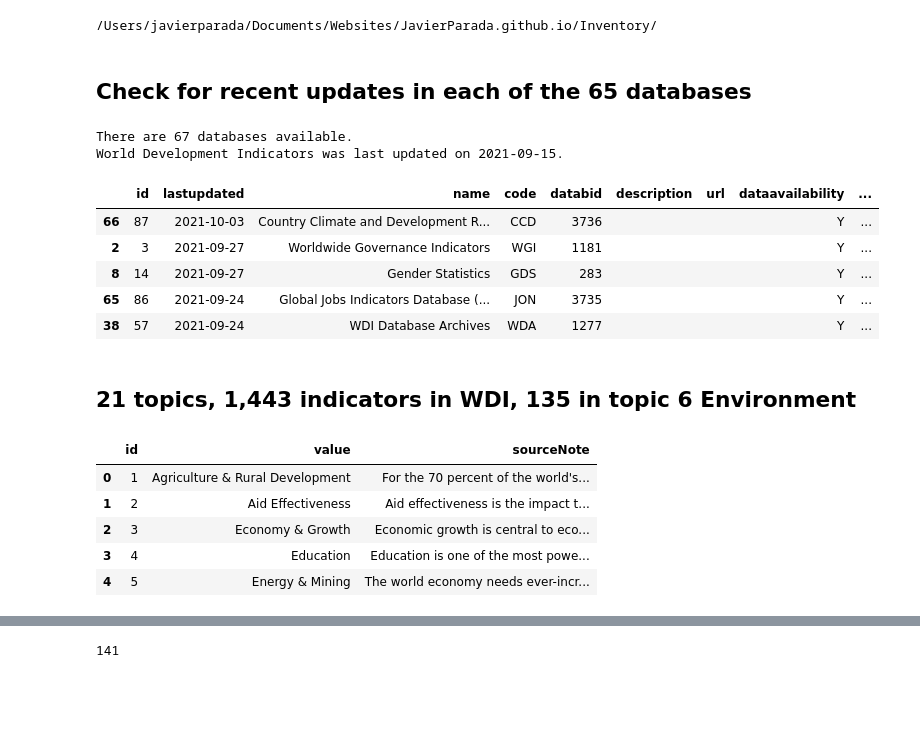
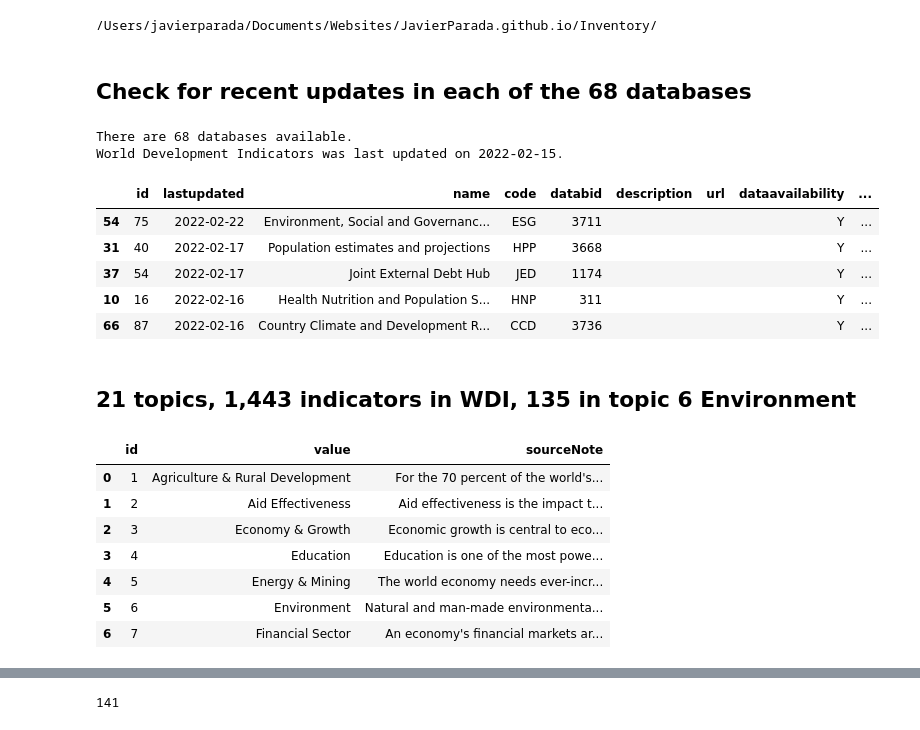
Before and after one commit to JavierParada/JavierParada.github.io, a Jupyter notebook: Inventory/Inventory.ipynb, the cells around one changed output, grey strips where cells are left out. Drawn from its saved outputs; the diff is of its cells as text; code cells hidden in the pictures; blank space fills up the shorter version.

```diff
--- a/Inventory/Inventory.ipynb
+++ b/Inventory/Inventory.ipynb
@@ -13,8 +13,8 @@ import plotly.express as px
 import plotly.graph_objects as go
 import datetime
 import numpy as np
-pd.set_option('display.max_rows', None)
-pd.set_option('display.max_columns', None)
+pd.set_option('display.max_rows', 50)
+pd.set_option('display.max_columns', 50)
 # %%
 # Define your own folder
 out_dir = os.path.join(os.path.expanduser('~'), 'Documents/Websites/JavierParada.github.io/Inventory/')
@@ -22,9 +22,9 @@ print(out_dir)
 # %% [output]
 /Users/javierparada/Documents/Websites/JavierParada.github.io/Inventory/
 # %% [markdown]
-## Check for recent updates in each of the 65 databases
+## Check for recent updates in each of the 68 databases
 # %%
-# Check date for last update of WDI 2021-09-15
+# Check date for last update of WDI 2022-02-15
 ListOfDict = list(wb.source.list())
 Databases = pd.DataFrame(ListOfDict)
 print("There are {} databases available.".format(len(Databases)))
@@ -32,26 +32,28 @@ print("{} was last updated on {}.".format(ListOfDict[1]['name'],ListOfDict[1]['l
 Databases['lastupdated'] = pd.to_datetime(Databases['lastupdated'])
 Databases.sort_values(by='lastupdated', ascending=False).head()
 # %% [output]
-There are 67 databases available.
-World Development Indicators was last updated on 2021-09-15.
+There are 68 databases available.
+World Development Indicators was last updated on 2022-02-15.
 |  | id | lastupdated | name | code | databid | description | url | dataavailability | ... |
-| 66 | 87 | 2021-10-03 | Country Climate and Development R... | CCD | 3736 |  |  | Y | ... |
-| 2 | 3 | 2021-09-27 | Worldwide Governance Indicators | WGI | 1181 |  |  | Y | ... |
-| 8 | 14 | 2021-09-27 | Gender Statistics | GDS | 283 |  |  | Y | ... |
-| 65 | 86 | 2021-09-24 | Global Jobs Indicators Database (... | JON | 3735 |  |  | Y | ... |
-| 38 | 57 | 2021-09-24 | WDI Database Archives | WDA | 1277 |  |  | Y | ... |
+| 54 | 75 | 2022-02-22 | Environment, Social and Governanc... | ESG | 3711 |  |  | Y | ... |
+| 31 | 40 | 2022-02-17 | Population estimates and projections | HPP | 3668 |  |  | Y | ... |
+| 37 | 54 | 2022-02-17 | Joint External Debt Hub | JED | 1174 |  |  | Y | ... |
+| 10 | 16 | 2022-02-16 | Health Nutrition and Population S... | HNP | 311 |  |  | Y | ... |
+| 66 | 87 | 2022-02-16 | Country Climate and Development R... | CCD | 3736 |  |  | Y | ... |
 # %% [markdown]
 ## 21 topics, 1,443 indicators in WDI, 135 in topic 6 Environment
 # %%
 # 21 topics
-pd.DataFrame(list(wb.topic.list())).head()
+pd.DataFrame(list(wb.topic.list())).head(7)
 # %% [output]
 |  | id | value | sourceNote |
 | 0 | 1 | Agriculture & Rural Development | For the 70 percent of the world's... |
 | 1 | 2 | Aid Effectiveness | Aid effectiveness is the impact t... |
 | 2 | 3 | Economy & Growth | Economic growth is central to eco... |
 | 3 | 4 | Education | Education is one of the most powe... |
 | 4 | 5 | Energy & Mining | The world economy needs ever-incr... |
+| 5 | 6 | Environment | Natural and man-made environmenta... |
+| 6 | 7 | Financial Sector | An economy's financial markets ar... |
 # %%
 others = ['EG.ELC.ACCS.RU.ZS', 'EG.ELC.ACCS.UR.ZS']
 desc_others = pd.DataFrame(list(wb.series.list(others)))
```
Also changed, not shown: parts of 15 cells of this notebook.
